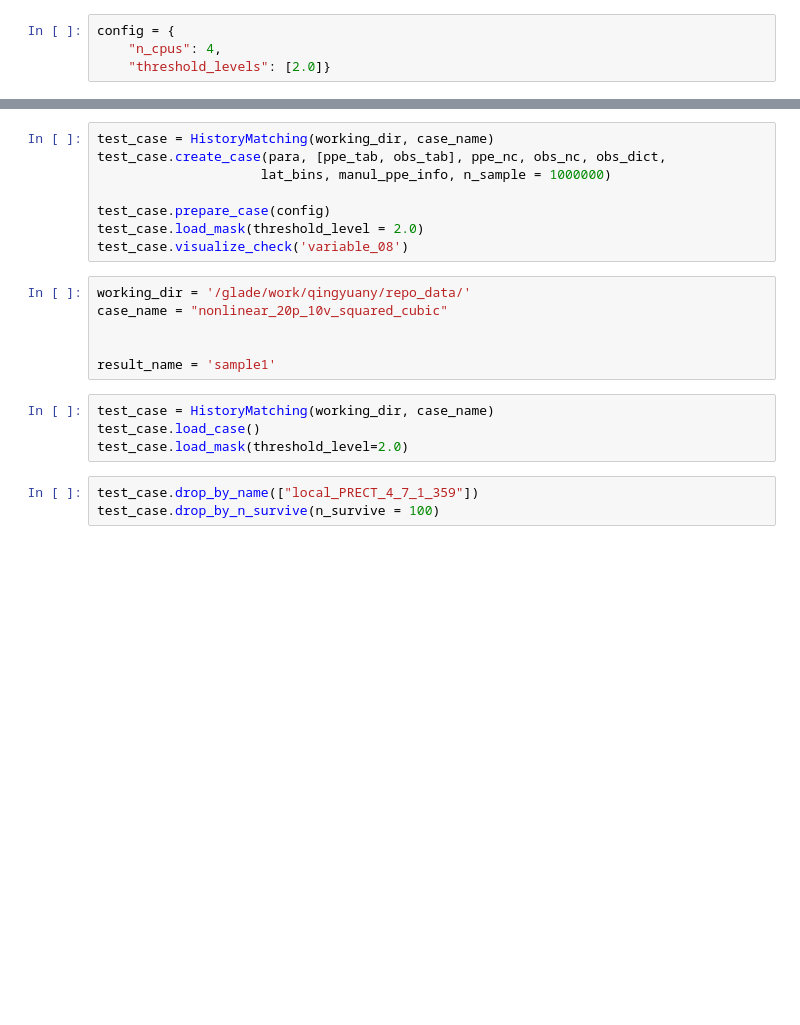
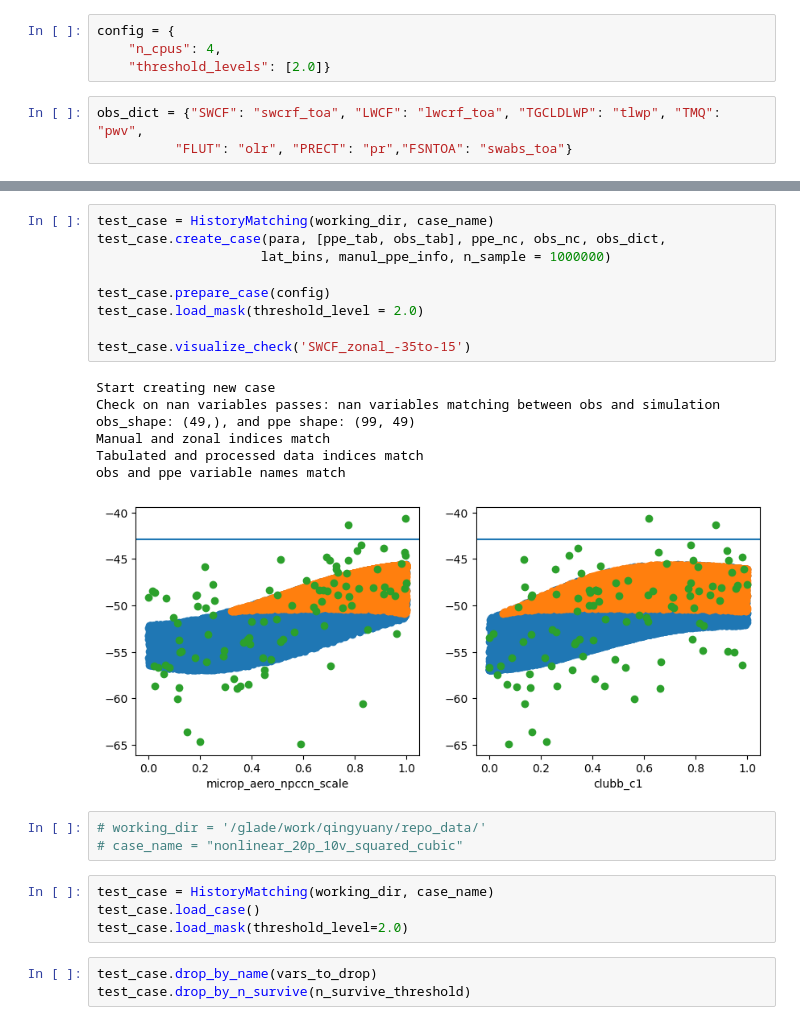
Before and after one commit to yiqioyang/proj2dhullsampler, a Jupyter notebook: notebooks/apply.ipynb, the cells around one changed output, grey strips where cells are left out. Drawn from its saved outputs; the diff is of its cells as text; blank space fills up the shorter version.

```diff
--- a/notebooks/apply.ipynb
+++ b/notebooks/apply.ipynb
@@ -37,3 +42,6 @@ case_name = "nonlinear_20p_10v_squared_cubic"
 config = {
     "n_cpus": 4,
     "threshold_levels": [2.0]}
+# %%
+obs_dict = {"SWCF": "swcrf_toa", "LWCF": "lwcrf_toa", "TGCLDLWP": "tlwp", "TMQ": "pwv",
+          "FLUT": "olr", "PRECT": "pr","FSNTOA": "swabs_toa"}
@@ -40,22 +57,28 @@ config = {
 # %%
 test_case = HistoryMatching(working_dir, case_name)
 test_case.create_case(para, [ppe_tab, obs_tab], ppe_nc, obs_nc, obs_dict,
                      lat_bins, manul_ppe_info, n_sample = 1000000)
 
 test_case.prepare_case(config)
 test_case.load_mask(threshold_level = 2.0)
-test_case.visualize_check('variable_08')
+
+test_case.visualize_check('SWCF_zonal_-35to-15')
+# %% [output]
+Start creating new case
+Check on nan variables passes: nan variables matching between obs and simulation
+obs_shape: (49,), and ppe shape: (99, 49)
+Manual and zonal indices match
+Tabulated and processed data indices match
+obs and ppe variable names match
+[figure, added]
 # %%
-working_dir = '/glade/work/qingyuany/repo_data/'
-case_name = "nonlinear_20p_10v_squared_cubic"
-
-
-result_name = 'sample1'
+# working_dir = '/glade/work/qingyuany/repo_data/'
+# case_name = "nonlinear_20p_10v_squared_cubic"
 # %%
 test_case = HistoryMatching(working_dir, case_name)
 test_case.load_case()
 test_case.load_mask(threshold_level=2.0)
 # %%
-test_case.drop_by_name(["local_PRECT_4_7_1_359"])
-test_case.drop_by_n_survive(n_survive = 100)
+test_case.drop_by_name(vars_to_drop)
+test_case.drop_by_n_survive(n_survive_threshold)
 # %%
```
Also changed, not shown: parts of 9 cells of this notebook.
